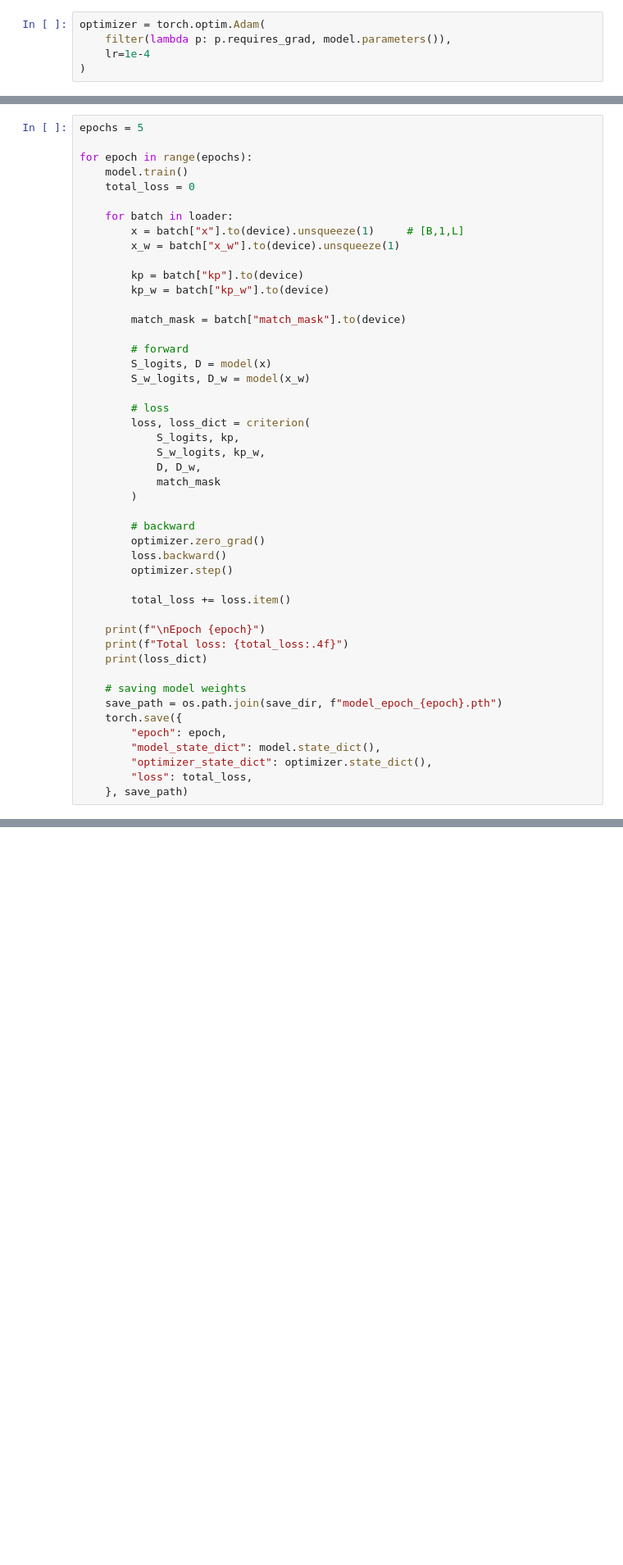
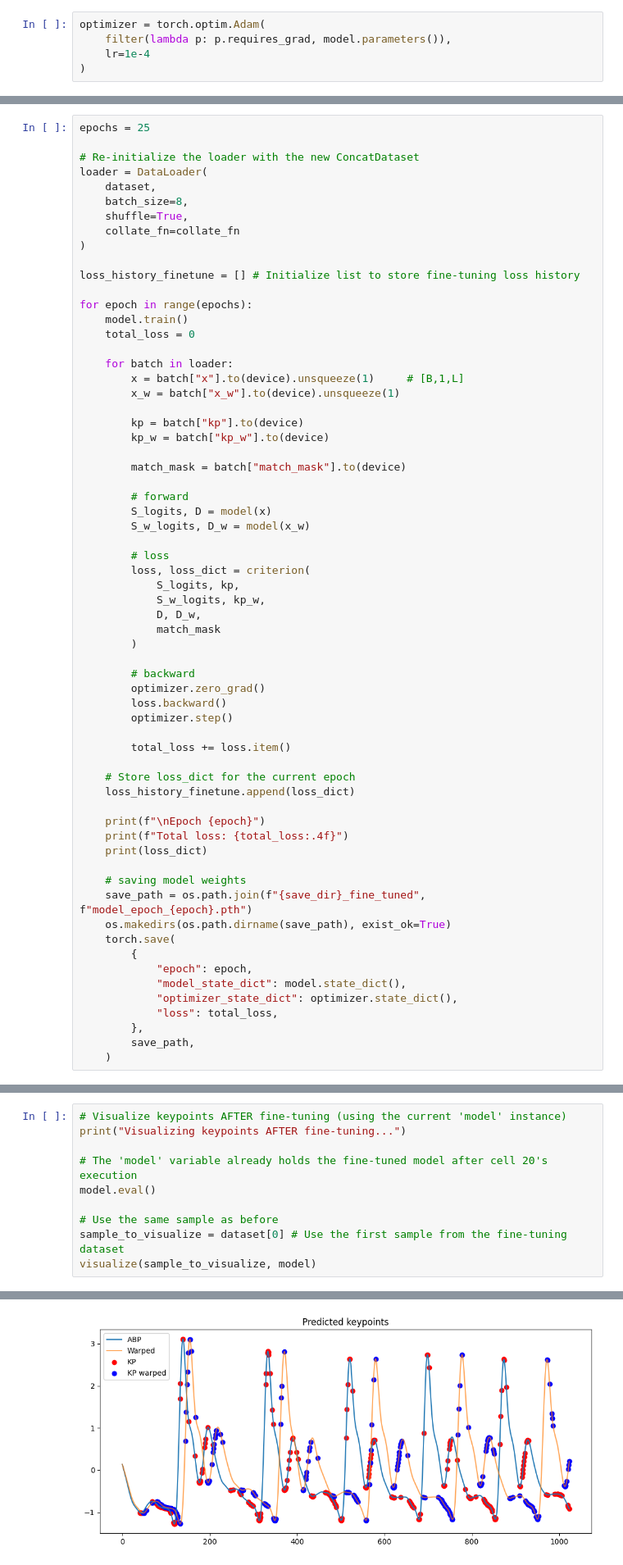
Before and after one commit to weronikadomczewska/MCS-TimePoint-DTW, a Jupyter notebook: timepoint/timepoint_training.ipynb, the cells around one changed output, grey strips where cells are left out. Shown at 82% size. Drawn from its saved outputs; the diff is of its cells as text; blank space fills up the shorter version.

```diff
--- a/timepoint/timepoint_training.ipynb
+++ b/timepoint/timepoint_training.ipynb
@@ -834,5 +1097,15 @@ dataset = NPZLoader(
 # %%
-epochs = 5
+epochs = 25
+
+# Re-initialize the loader with the new ConcatDataset
+loader = DataLoader(
+    dataset,
+    batch_size=8,
+    shuffle=True,
+    collate_fn=collate_fn
+)
+
+loss_history_finetune = [] # Initialize list to store fine-tuning loss history
 
 for epoch in range(epochs):
     model.train()
@@ -866,15 +1139,22 @@ for epoch in range(epochs):
 
         total_loss += loss.item()
 
+    # Store loss_dict for the current epoch
+    loss_history_finetune.append(loss_dict)
+
     print(f"\nEpoch {epoch}")
     print(f"Total loss: {total_loss:.4f}")
     print(loss_dict)
 
     # saving model weights
-    save_path = os.path.join(save_dir, f"model_epoch_{epoch}.pth")
-    torch.save({
-        "epoch": epoch,
-        "model_state_dict": model.state_dict(),
-        "optimizer_state_dict": optimizer.state_dict(),
-        "loss": total_loss,
-    }, save_path)
+    save_path = os.path.join(f"{save_dir}_fine_tuned", f"model_epoch_{epoch}.pth")
+    os.makedirs(os.path.dirname(save_path), exist_ok=True)
+    torch.save(
+        {
+            "epoch": epoch,
+            "model_state_dict": model.state_dict(),
+            "optimizer_state_dict": optimizer.state_dict(),
+            "loss": total_loss,
+        },
+        save_path,
+    )
@@ -887,0 +1221,11 @@ print(pth.files)
+# %%
+# Visualize keypoints AFTER fine-tuning (using the current 'model' instance)
+print("Visualizing keypoints AFTER fine-tuning...")
+
+# The 'model' variable already holds the fine-tuned model after cell 20's execution
+model.eval()
+
+# Use the same sample as before
+sample_to_visualize = dataset[0] # Use the first sample from the fine-tuning dataset
+visualize(sample_to_visualize, model)
+# %% [output]
@@ -887,0 +1233 @@ print(pth.files)
+[figure, added]
```
Also changed, not shown: parts of 83 cells of this notebook.
